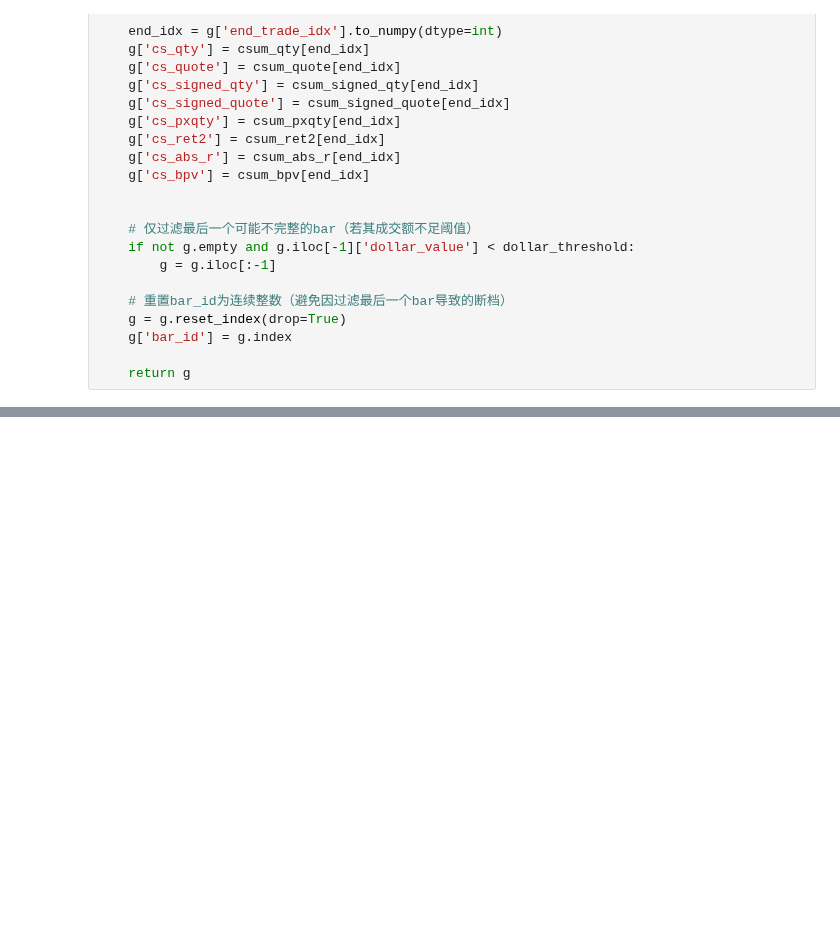
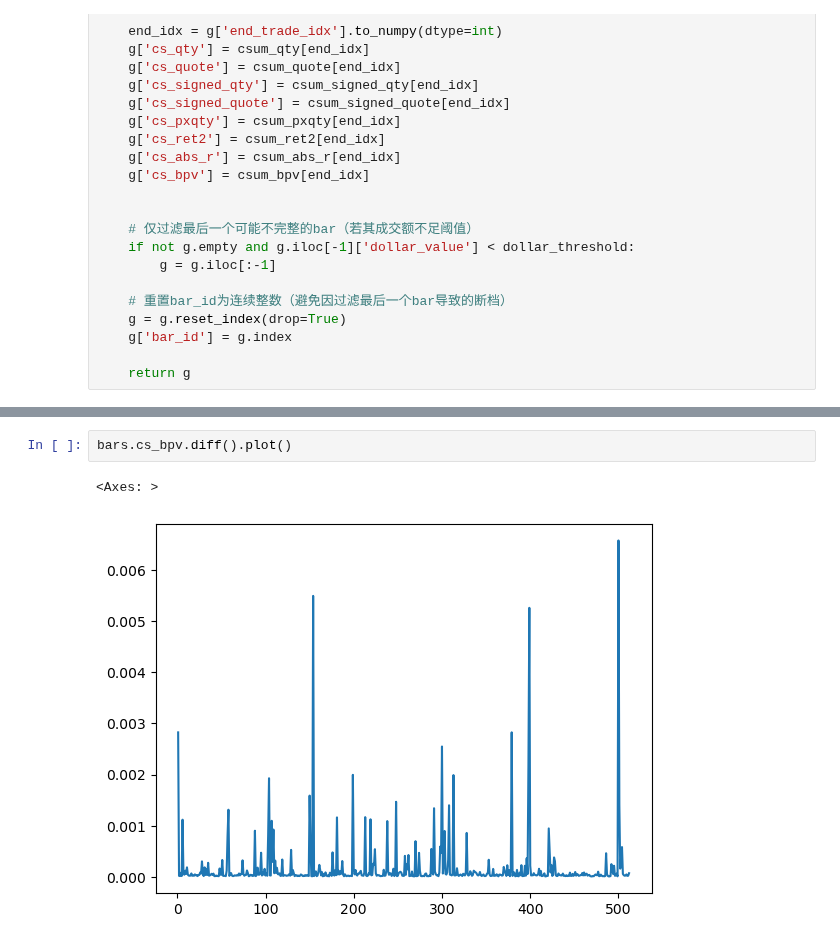
Before and after one commit to aamingaa/crypto-trade, a Jupyter notebook: strategy/dollar_bar_v2.ipynb, the cells around one changed output, grey strips where cells are left out. Cells and saved outputs as stored; diff of their text form; blank space fills up the shorter version.

```diff
--- a/strategy/dollar_bar_v2.ipynb
+++ b/strategy/dollar_bar_v2.ipynb
@@ -204,0 +199,5 @@ bars
+# %%
+bars.cs_bpv.diff().plot()
+# %% [output]
+<Axes: >
+[figure, added]
```
Also changed, not shown: parts of 4 cells of this notebook, 2 other files.
